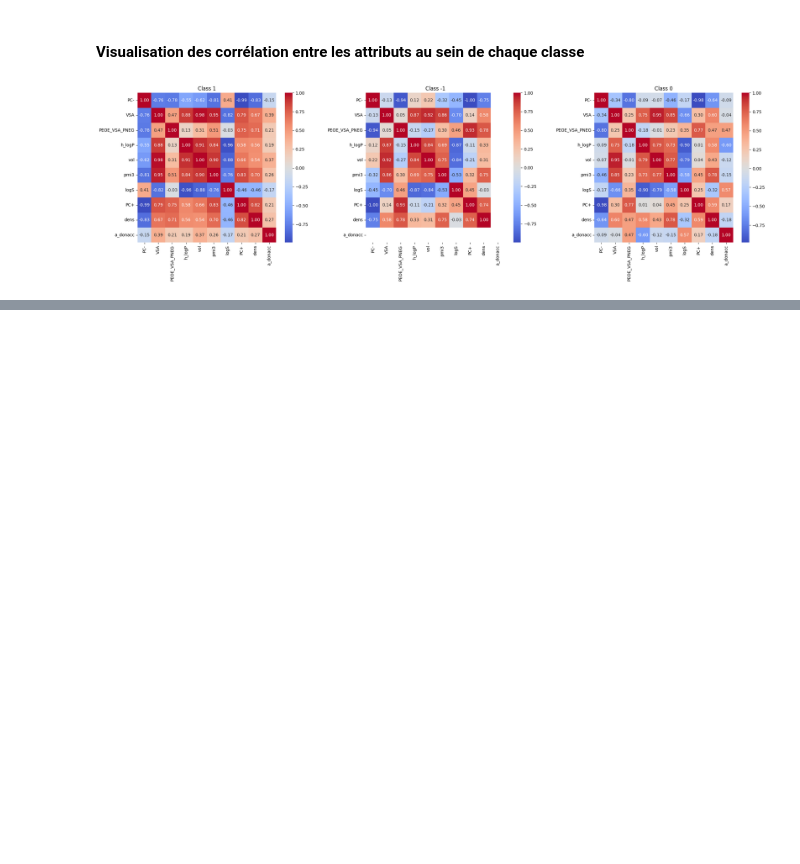
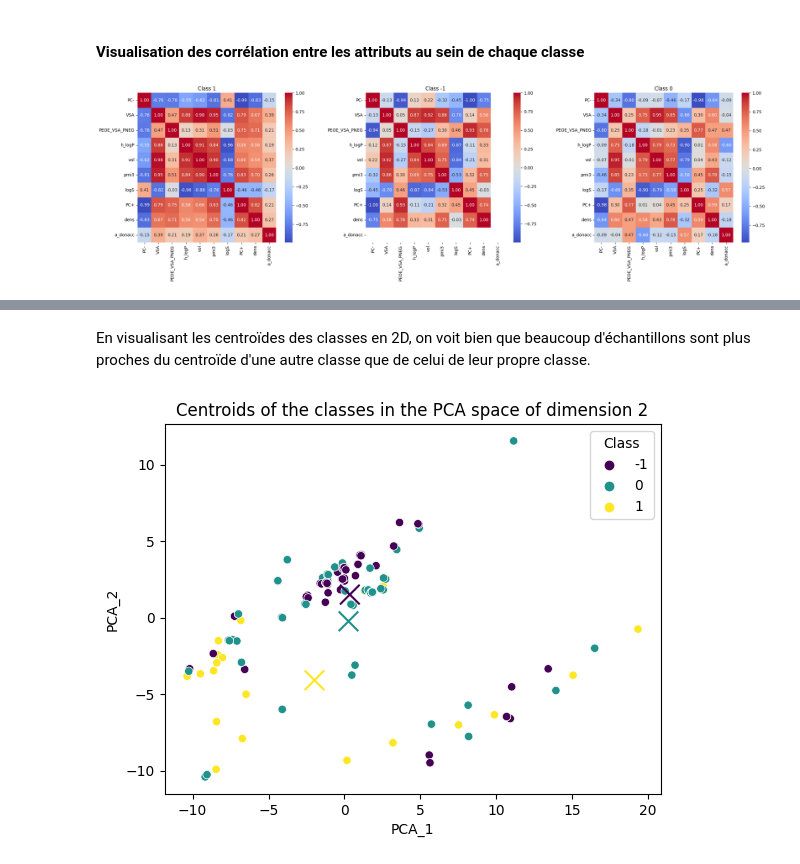
Before and after one commit to tom-sartori/BIN710, a Jupyter notebook: Tp1/groupe8_tp1.ipynb, the cells around one changed output, grey strips where cells are left out. Saved outputs shown, nothing was run; the diff lists cells and outputs as text; code cells hidden in the pictures; blank space fills up the shorter version.

```diff
--- a/Tp1/groupe8_tp1.ipynb
+++ b/Tp1/groupe8_tp1.ipynb
@@ -244,0 +334,21 @@ plot_correlation_by_class(data, selected_features_XGB)
+# %%
+def compute_centroids(pca_features, target):
+    """
+    Compute the centroids of each class in the PCA space.
+    :param pca_features: pandas DataFrame
+    :param target: pandas Series
+    :return: pandas DataFrame
+    """
+    centroids = pca_features.groupby(target).mean()
+    return centroids
+# %% [markdown]
+En visualisant les centroïdes des classes en 2D, on voit bien que beaucoup d'échantillons sont plus proches du centroïde d'une autre classe que de celui de leur propre classe.
+# %%
+pca_features = add_PCA_features(data, 2)[['PCA_1', 'PCA_2']]
+centroids = compute_centroids(pca_features, data['Class'])
+sns.scatterplot(data=pca_features, x='PCA_1', y='PCA_2', hue=data['Class'], palette='viridis')
+plt.scatter(centroids['PCA_1'], centroids['PCA_2'], c=centroids.index, s=200, marker='x', cmap='viridis')
+plt.title('Centroids of the classes in the PCA space of dimension 2')
+plt.show()
+# %% [output]
+[figure, added]
```
Also changed, not shown: parts of 17 cells of this notebook.
